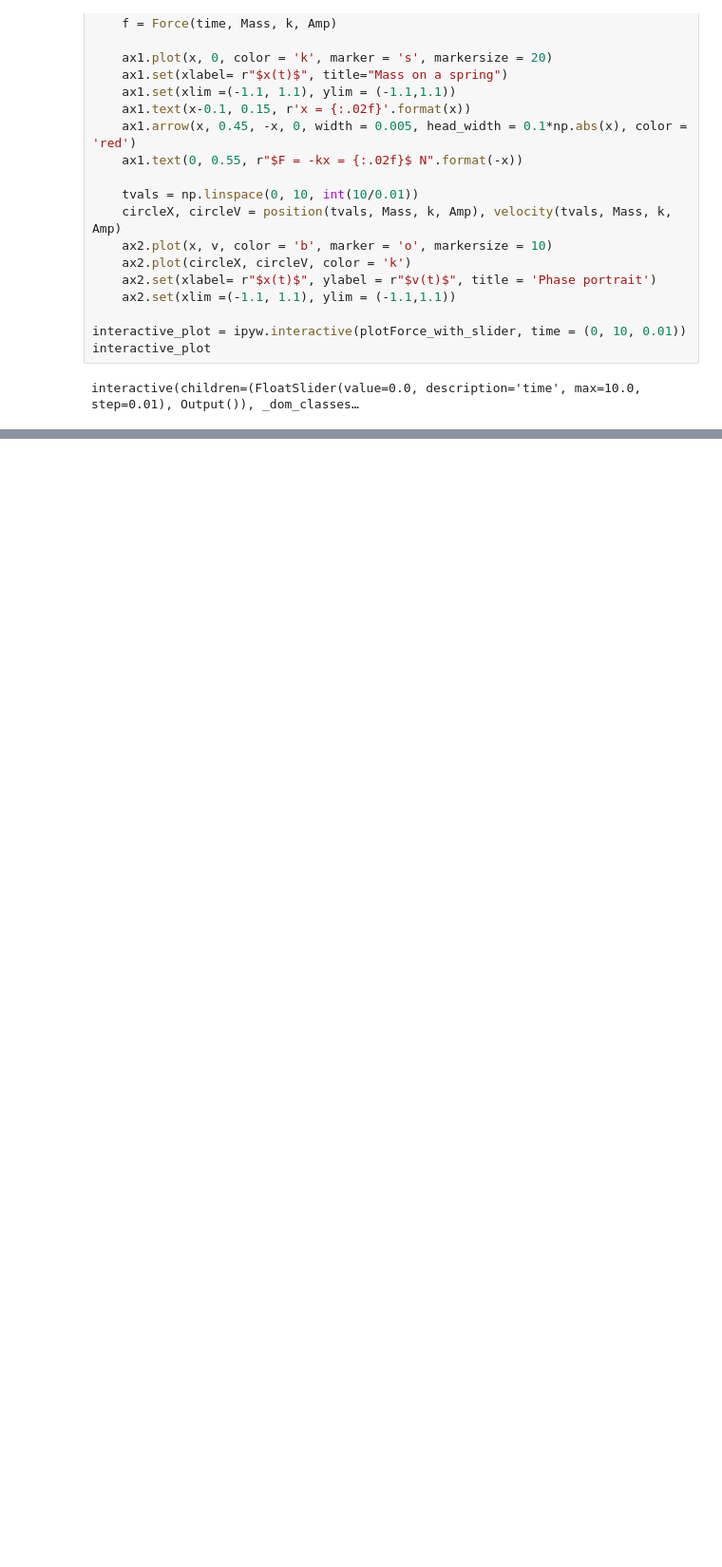
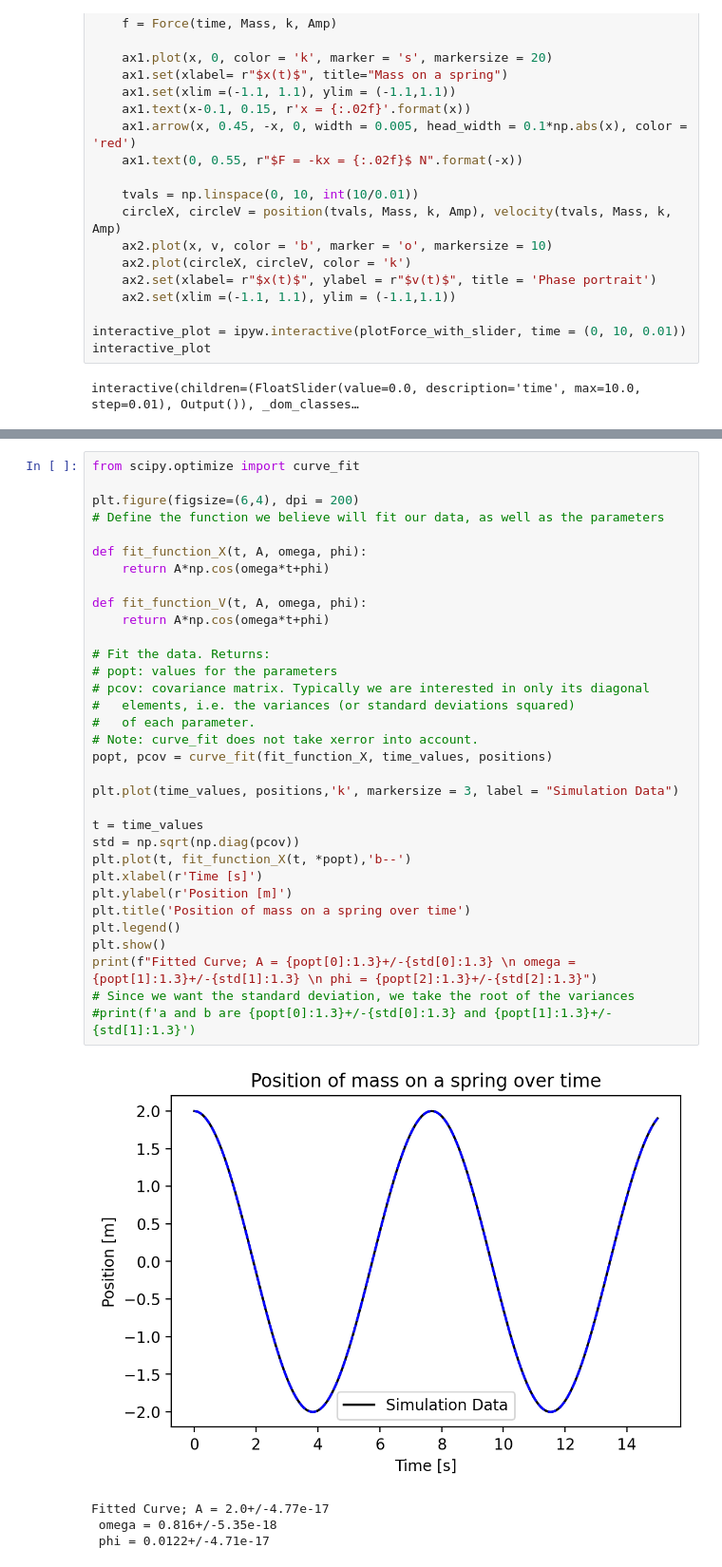
Before and after one commit to evan-trommer/WSE380_LinearForces, a Jupyter notebook: SHO.ipynb, the cells around one changed output, grey strips where cells are left out. Shown at 95% size. Saved outputs shown, nothing was run; the diff lists cells and outputs as text; blank space fills up the shorter version.

```diff
--- a/SHO.ipynb
+++ b/SHO.ipynb
@@ -259,0 +332,38 @@ interactive(children=(FloatSlider(value=0.0, description='time', max=10.0, step=
+# %%
+from scipy.optimize import curve_fit
+
+plt.figure(figsize=(6,4), dpi = 200)
+# Define the function we believe will fit our data, as well as the parameters
+
+def fit_function_X(t, A, omega, phi):
+    return A*np.cos(omega*t+phi)
+
+def fit_function_V(t, A, omega, phi):
+    return A*np.cos(omega*t+phi)
+
+# Fit the data. Returns:
+# popt: values for the parameters
+# pcov: covariance matrix. Typically we are interested in only its diagonal
+#   elements, i.e. the variances (or standard deviations squared)
+#   of each parameter.
+# Note: curve_fit does not take xerror into account.
+popt, pcov = curve_fit(fit_function_X, time_values, positions)
+
+plt.plot(time_values, positions,'k', markersize = 3, label = "Simulation Data")
+
+t = time_values
+std = np.sqrt(np.diag(pcov))
+plt.plot(t, fit_function_X(t, *popt),'b--')
+plt.xlabel(r'Time [s]')
+plt.ylabel(r'Position [m]')
+plt.title('Position of mass on a spring over time')
+plt.legend()
+plt.show()
+print(f"Fitted Curve; A = {popt[0]:1.3}+/-{std[0]:1.3} \n omega = {popt[1]:1.3}+/-{std[1]:1.3} \n phi = {popt[2]:1.3}+/-{std[2]:1.3}")
+# Since we want the standard deviation, we take the root of the variances
+#print(f'a and b are {popt[0]:1.3}+/-{std[0]:1.3} and {popt[1]:1.3}+/-{std[1]:1.3}')
+# %% [output]
+[figure, added]
+Fitted Curve; A = 2.0+/-4.77e-17
+ omega = 0.816+/-5.35e-18
+ phi = 0.0122+/-4.71e-17
```
Also changed, not shown: parts of 4 cells of this notebook, 1 other file.
